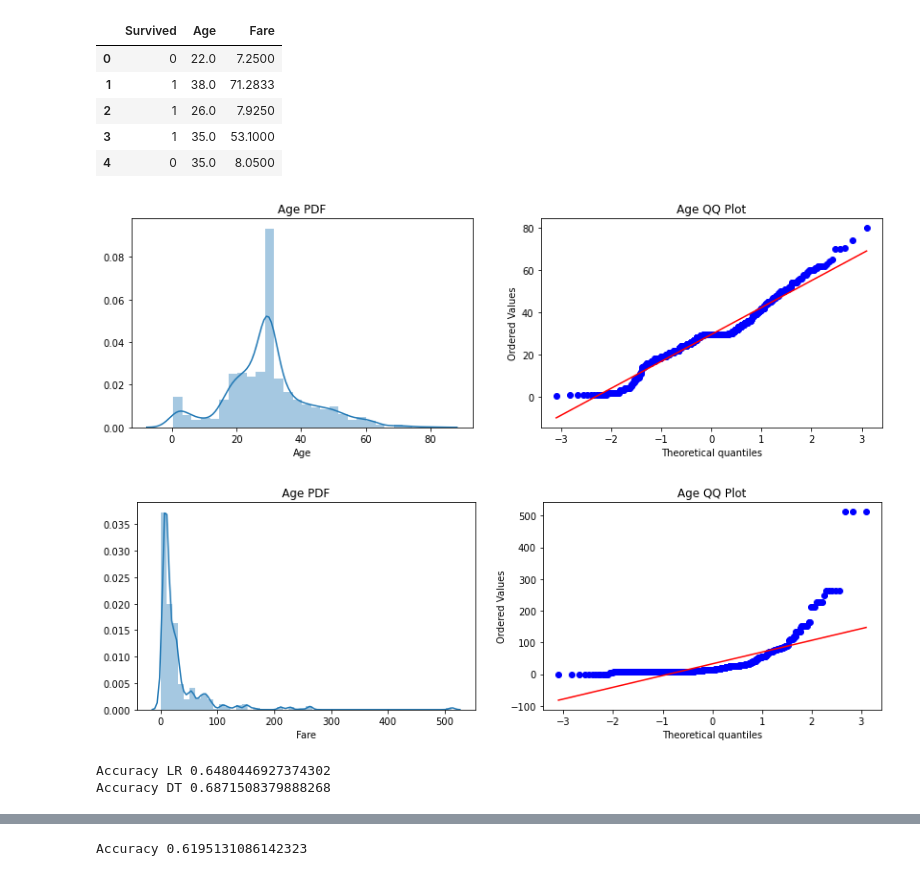
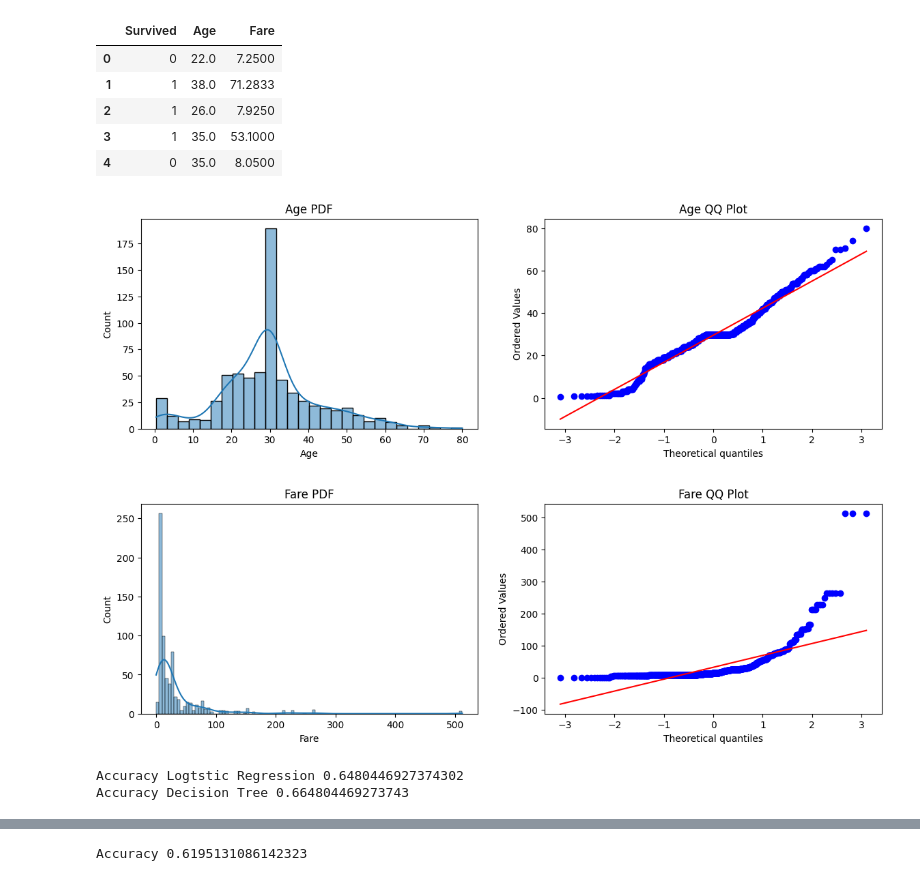
Before and after one commit to Harshkumar-2024/100-days-of-machine-learning, a Jupyter notebook: day30-function-transformer/day30.ipynb, the cells around one changed output, grey strips where cells are left out. Drawn from its saved outputs; the diff is of its cells as text; code cells hidden in the pictures.

```diff
--- a/day30-function-transformer/day30.ipynb
+++ b/day30-function-transformer/day30.ipynb
@@ -61,30 +61,31 @@ X_train, X_test, y_train, y_test = train_test_split(X,y,test_size=0.2,random_sta
  #train_test_split() randomly shuffles your dataset before splitting it into training and testing parts so by using random_state it always produce same split.
 # %%
 plt.figure(figsize=(14,4))
+
 plt.subplot(121)
-sns.distplot(X_train['Age'])
+sns.histplot(X_train['Age'], kde=True)
 plt.title('Age PDF')
 
 plt.subplot(122)
 stats.probplot(X_train['Age'], dist="norm", plot=plt)
 plt.title('Age QQ Plot')
 
 plt.show()
 # %% [output]
-[figure, old version]
+[figure, new version]
 # %%
 plt.figure(figsize=(14,4))
 plt.subplot(121)
-sns.distplot(X_train['Fare'])
-plt.title('Age PDF')
+sns.histplot(X_train['Fare'],kde=True)
+plt.title('Fare PDF')
 
 plt.subplot(122)
 stats.probplot(X_train['Fare'], dist="norm", plot=plt)
-plt.title('Age QQ Plot')
+plt.title('Fare QQ Plot')
 
 plt.show()
 # %% [output]
-[figure, old version]
+[figure, new version]
 # %%
 clf = LogisticRegression()
 clf2 = DecisionTreeClassifier()
@@ -95,8 +96,8 @@ clf2.fit(X_train,y_train)
 y_pred = clf.predict(X_test)
 y_pred1 = clf2.predict(X_test)
 
-print("Accuracy LR",accuracy_score(y_test,y_pred))
-print("Accuracy DT",accuracy_score(y_test,y_pred1))
+print("Accuracy Logtstic Regression",accuracy_score(y_test,y_pred))
+print("Accuracy Decision Tree",accuracy_score(y_test,y_pred1))
 # %% [output]
-Accuracy LR 0.6480446927374302
-Accuracy DT 0.6871508379888268
+Accuracy Logtstic Regression 0.6480446927374302
+Accuracy Decision Tree 0.664804469273743
```
Also changed, not shown: parts of 10 cells of this notebook.
